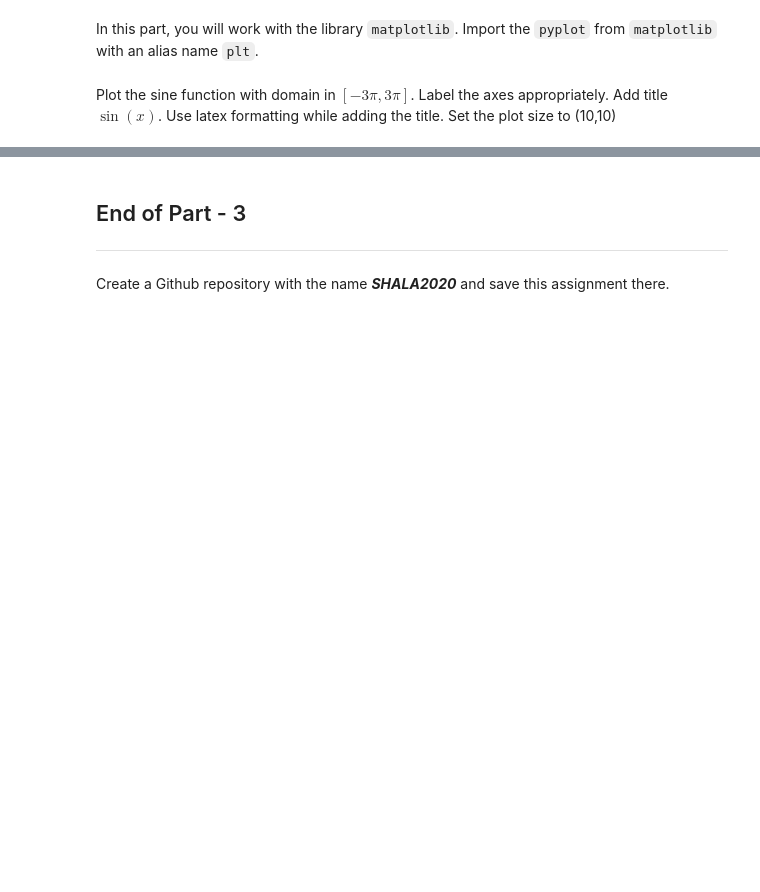
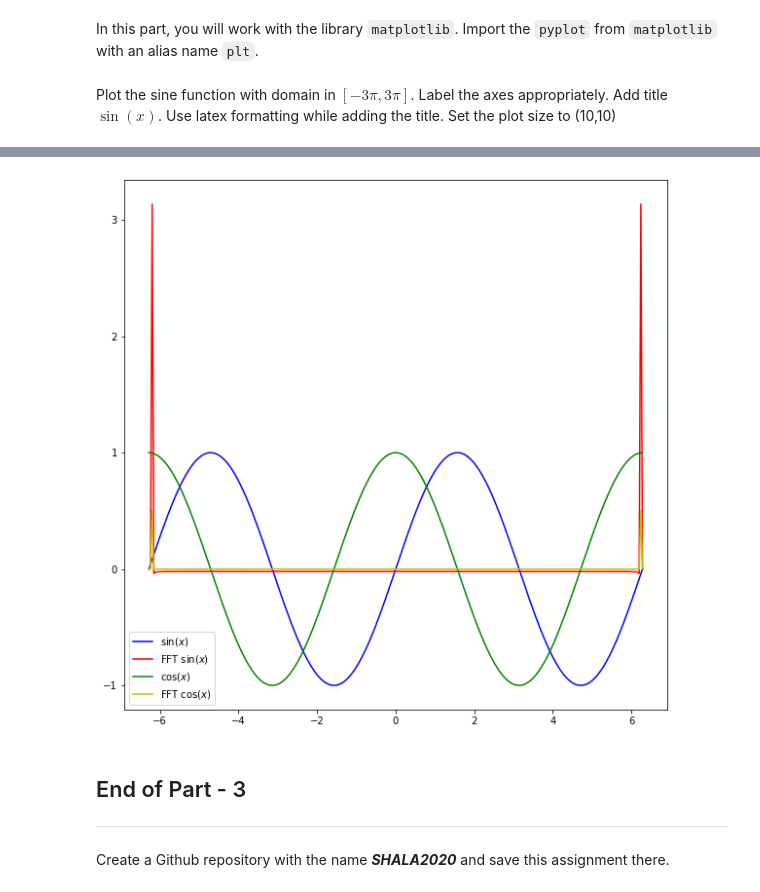
Before and after one commit to CSandyHub/SHALA2020, a Jupyter notebook: Assignment_1_DS.ipynb, the cells around one changed output, grey strips where cells are left out. Drawn from its saved outputs; the diff is of its cells as text; code cells hidden in the pictures; blank space fills up the shorter version.

```diff
--- a/Assignment_1_DS.ipynb
+++ b/Assignment_1_DS.ipynb
@@ -160,4 +429,19 @@ Plot the sine function with domain in $[-3\pi,3\pi]$. Label the axes appropriate
 Plot $\sin(x)$ and its spectrum, $\cos(x)$ and its spectrum in a single plot, in the domain $[-2\pi,2\pi]$. Label the plot appropriately.
+# %%
+x=np.linspace(-2*np.pi,2*np.pi,300)
+plt.figure(figsize=(10,10))
+y1 = np.sin(x)
+ffty1=np.fft.fftn(y1)
+y2 = np.cos(x)
+ffty2=np.fft.ifftn(y2)
+plt.plot(x, y1,'-b',label="$\sin(x)$")
+plt.plot(x, np.real(ffty1),'-r',label="FFT $\sin(x)$")
+plt.plot(x, y2,'-g',label="$\cos(x)$")
+plt.plot(x, np.real(ffty2),'-y',label="FFT $\cos(x)$")
+plt.legend(loc="lower left")
+plt.show()
+# %% [output]
+[figure, added]
 # %% [markdown]
 ## End of Part - 3
 ---
```
Also changed, not shown: parts of 22 cells of this notebook.
